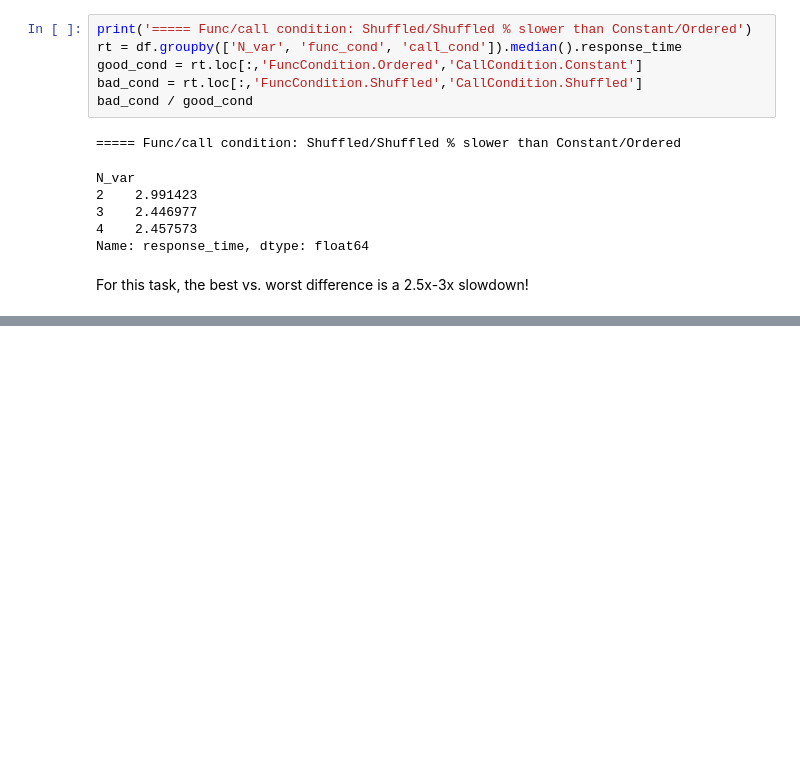
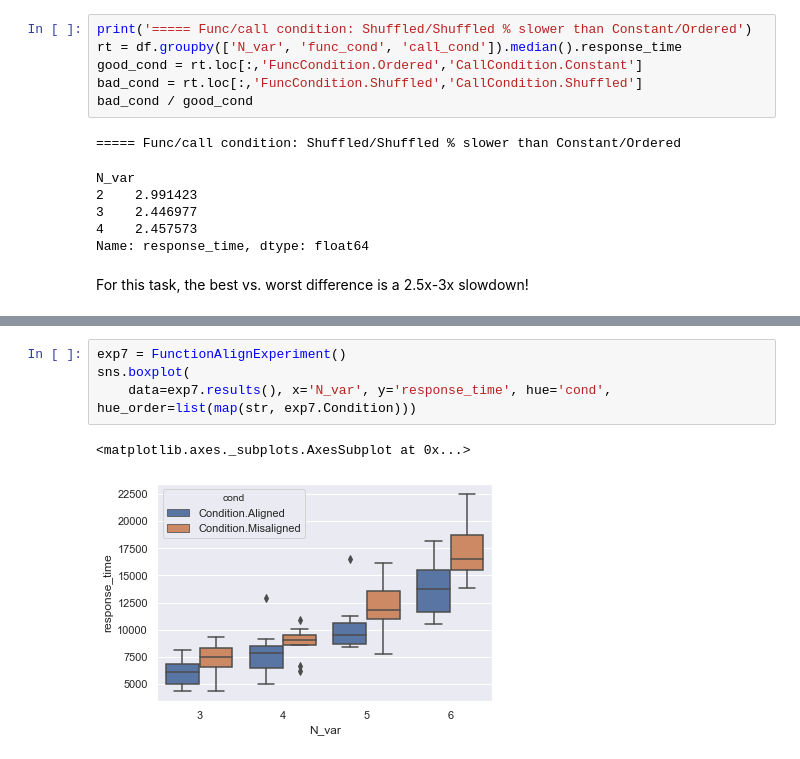
Before and after one commit to willcrichton/psypl-experiments, a Jupyter notebook: experiments/memory_program_tracing_v2.ipynb, the cells around one changed output, grey strips where cells are left out. Drawn from its saved outputs; the diff is of its cells as text; blank space fills up the shorter version.

Commit message:
Add new function alignment experiment

```diff
--- a/experiments/memory_program_tracing_v2.ipynb
+++ b/experiments/memory_program_tracing_v2.ipynb
@@ -329,0 +388,7 @@ For this task, the best vs. worst difference is a 2.5x-3x slowdown!
+# %%
+exp7 = FunctionAlignExperiment()
+sns.boxplot(
+    data=exp7.results(), x='N_var', y='response_time', hue='cond', hue_order=list(map(str, exp7.Condition)))
+# %% [output]
+<matplotlib.axes._subplots.AxesSubplot at 0x...>
+[figure, added]
```
Also changed, not shown: parts of 17 cells of this notebook, 1 other file.
